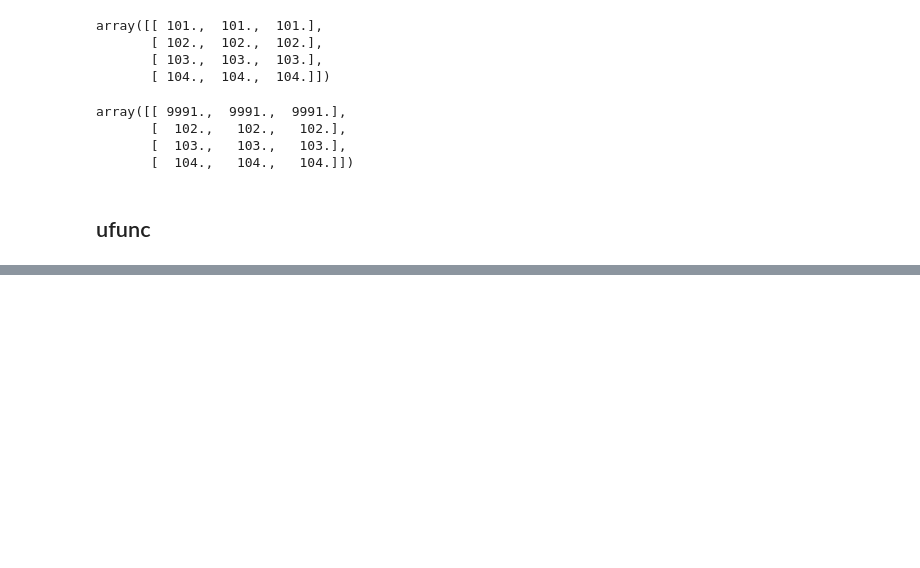
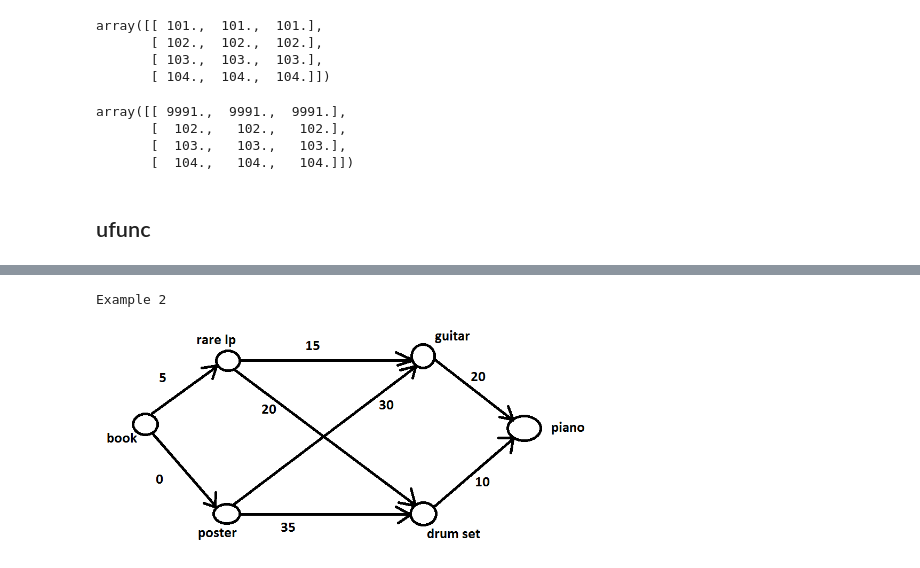
Before and after one commit to funnyasme/WIP_Learning, a Jupyter notebook: loveMyExamples.ipynb, the cells around one changed output, grey strips where cells are left out. Cells and saved outputs as stored; diff of their text form; code cells hidden in the pictures; blank space fills up the shorter version.

```diff
--- a/loveMyExamples.ipynb
+++ b/loveMyExamples.ipynb
@@ -3289,0 +3391,7 @@ array([[ 9991.,  9991.,  9991.],
+# %%
+from IPython.display import Image
+print('Example 2')
+Image(filename='loveMyExamples_Dijkstra_2.png', width=500, height=200)
+# %% [output]
+Example 2
+[figure, added]
```
Also changed, not shown: parts of 12 cells of this notebook, 2 other files.
